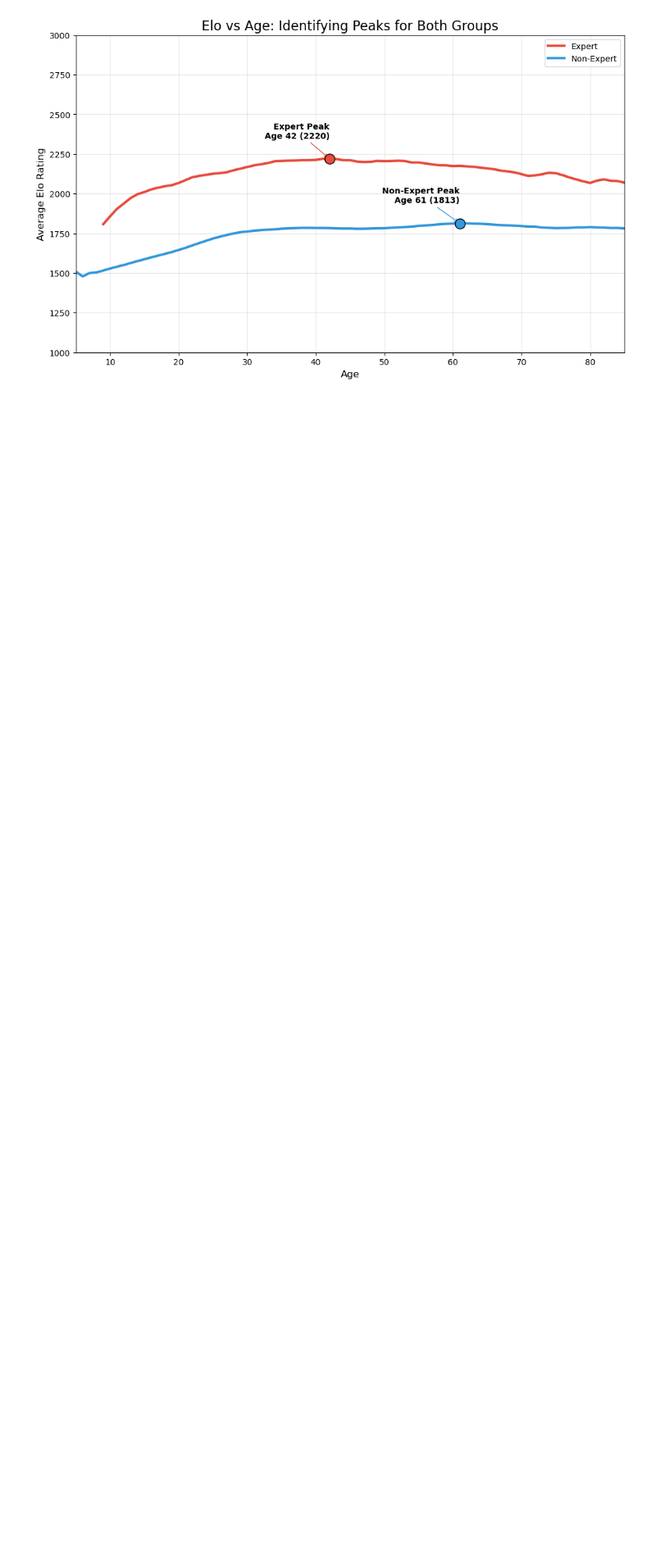
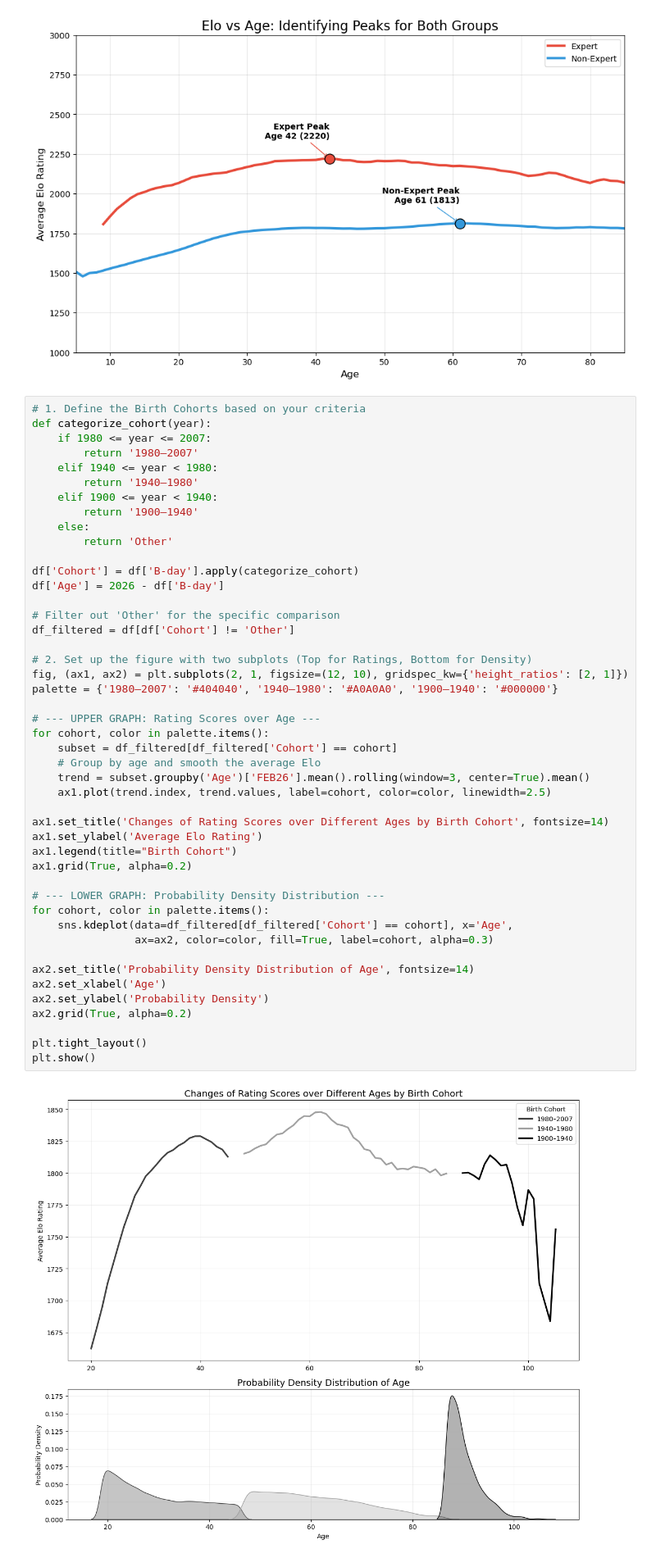
Before and after one commit to SalmaAllam8/chess-players-performance-analysis-, a Jupyter notebook: FIDE blitz.ipynb, the cells around one changed output. Shown at 82% size. Cells and saved outputs as stored; diff of their text form; blank space fills up the shorter version.

Commit message:
"birth Cohorts"

```diff
--- a/FIDE blitz.ipynb
+++ b/FIDE blitz.ipynb
@@ -79,3 +80,51 @@ plt.grid(True, alpha=0.3)
 plt.show()
 # %% [output]
 [figure]
+# %%
+# 1. Define the Birth Cohorts based on your criteria
+def categorize_cohort(year):
+    if 1980 <= year <= 2007:
+        return '1980–2007'
+    elif 1940 <= year < 1980:
+        return '1940–1980'
+    elif 1900 <= year < 1940:
+        return '1900–1940'
+    else:
+        return 'Other'
+
+df['Cohort'] = df['B-day'].apply(categorize_cohort)
+df['Age'] = 2026 - df['B-day']
+
+# Filter out 'Other' for the specific comparison
+df_filtered = df[df['Cohort'] != 'Other']
+
+# 2. Set up the figure with two subplots (Top for Ratings, Bottom for Density)
+fig, (ax1, ax2) = plt.subplots(2, 1, figsize=(12, 10), gridspec_kw={'height_ratios': [2, 1]})
+palette = {'1980–2007': '#404040', '1940–1980': '#A0A0A0', '1900–1940': '#000000'}
+
+# --- UPPER GRAPH: Rating Scores over Age ---
+for cohort, color in palette.items():
+    subset = df_filtered[df_filtered['Cohort'] == cohort]
+    # Group by age and smooth the average Elo
+    trend = subset.groupby('Age')['FEB26'].mean().rolling(window=3, center=True).mean()
+    ax1.plot(trend.index, trend.values, label=cohort, color=color, linewidth=2.5)
+
+ax1.set_title('Changes of Rating Scores over Different Ages by Birth Cohort', fontsize=14)
+ax1.set_ylabel('Average Elo Rating')
+ax1.legend(title="Birth Cohort")
+ax1.grid(True, alpha=0.2)
+
+# --- LOWER GRAPH: Probability Density Distribution ---
+for cohort, color in palette.items():
+    sns.kdeplot(data=df_filtered[df_filtered['Cohort'] == cohort], x='Age',
+                ax=ax2, color=color, fill=True, label=cohort, alpha=0.3)
+
+ax2.set_title('Probability Density Distribution of Age', fontsize=14)
+ax2.set_xlabel('Age')
+ax2.set_ylabel('Probability Density')
+ax2.grid(True, alpha=0.2)
+
+plt.tight_layout()
+plt.show()
+# %% [output]
+[figure, added]
```
Also changed, not shown: parts of 1 cell of this notebook.
